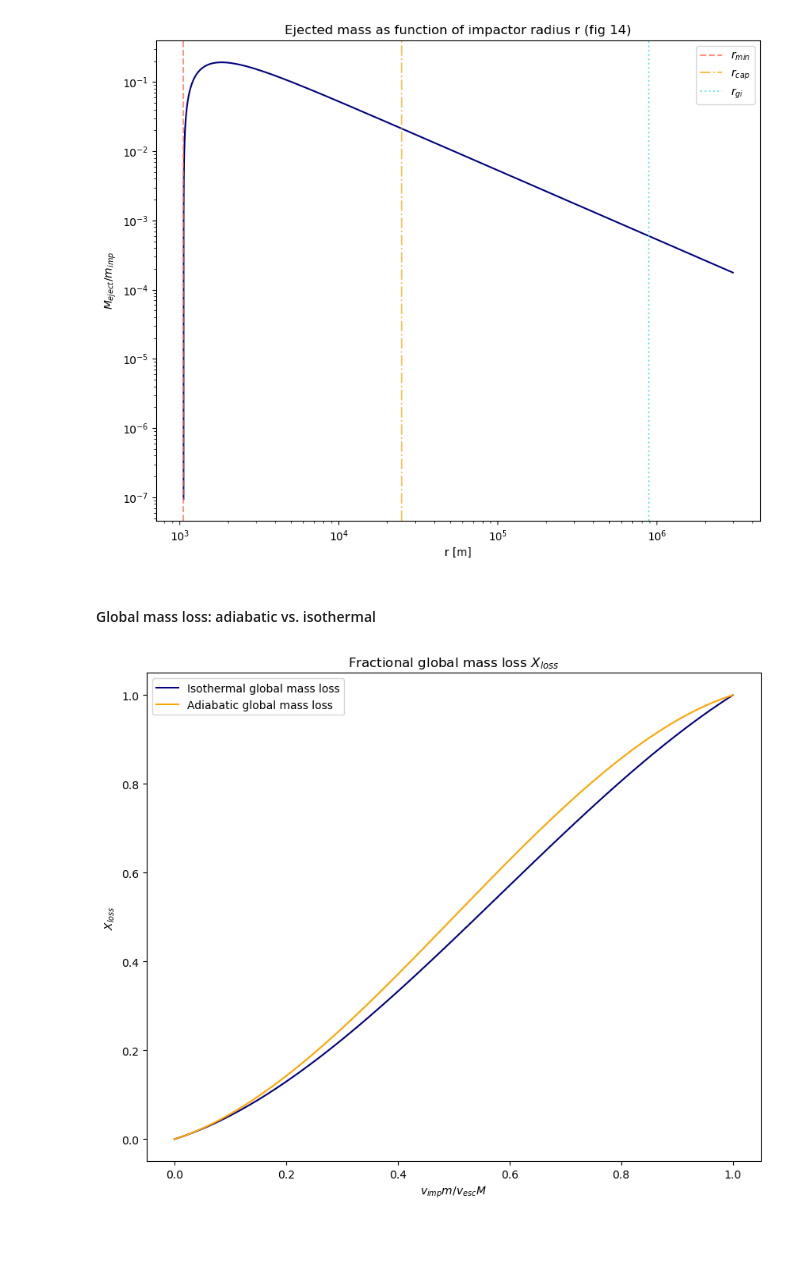
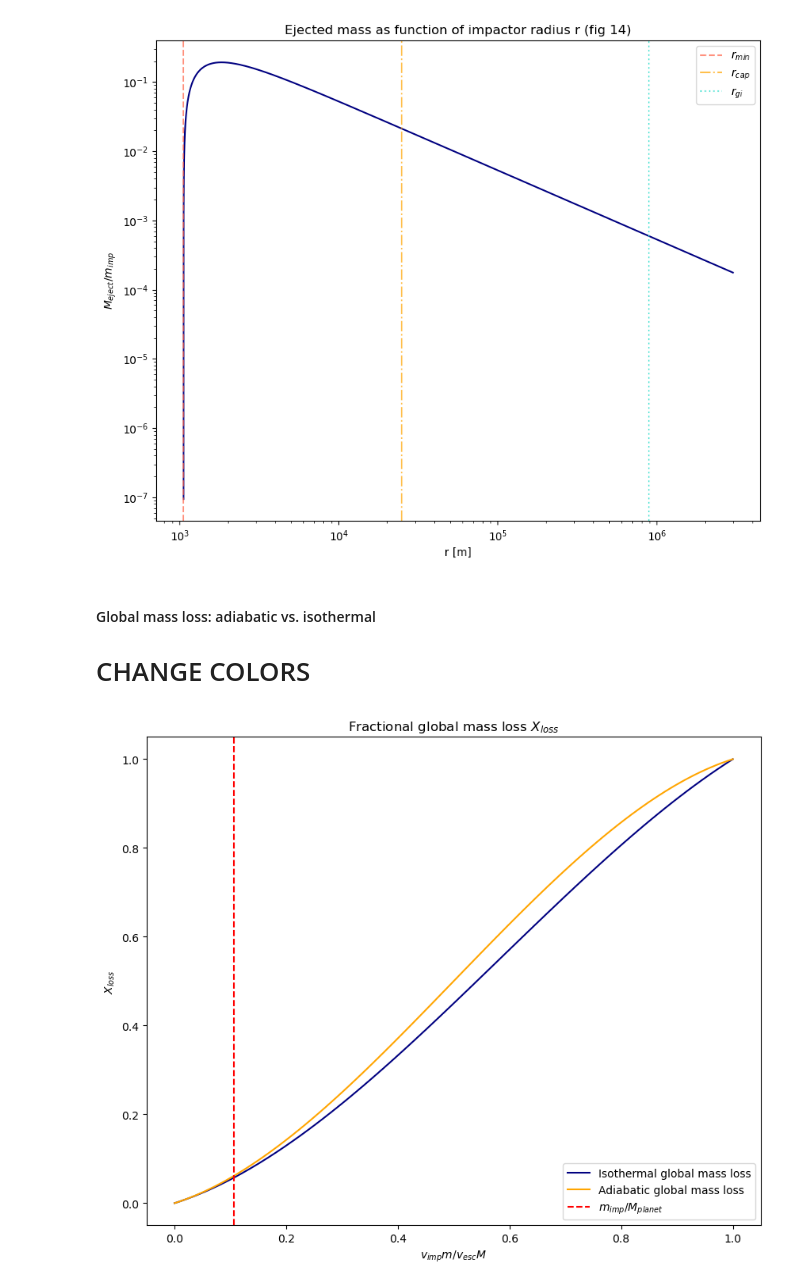
Before and after one commit to FormingWorlds/BScProjectAtmosphericEscape, a Jupyter notebook: figures.ipynb, the cells around one changed output. Drawn from its saved outputs; the diff is of its cells as text; code cells hidden in the pictures; blank space fills up the shorter version.

Commit message:
Changed figure fractional global mass loss

```diff
--- a/figures.ipynb
+++ b/figures.ipynb
@@ -49,25 +49,32 @@ plt.legend()
 plt.show()
 # %% [output]
 [figure]
-# %% [markdown]
-#### Global mass loss: adiabatic vs. isothermal
+# %% [markdown]
+#### Global mass loss: adiabatic vs. isothermal
+# CHANGE COLORS
 # %%
 from giant_impacts_fractional_loss import x, X_loss
+
+m_imp_Mars = 6.4e23   # mass of impactor: Mars (kg)
+M_Earth = 5.98e24     # mass of planet: Earth (kg)
+
+m_M = m_imp_Mars / M_Earth
 
 gamma_adi = 4/3
 gamma_iso = 5/3
 
 X_loss_adia = X_loss(x, gamma_adi)
 X_loss_iso = X_loss(x, gamma_iso)
 
 plt.figure(figsize=(10,8))
 plt.plot(x, X_loss_iso, color='navy', label='Isothermal global mass loss')
 plt.plot(x, X_loss_adia, color='orange', label='Adiabatic global mass loss')
+plt.axvline(m_M, color='red', label=r'$m_{imp}/M_{planet}$', linestyle='--')
 plt.xlabel(r'$v_{imp}m/v_{esc}M$')
 plt.ylabel(r'$X_{loss}$')
 plt.title(r'Fractional global mass loss $X_{loss}$')
 plt.legend()
 # plt.savefig('Mtotal_vs_impactor_rad')
 plt.show()
 # %% [output]
-[figure, old version]
+[figure, new version]
```
Also changed, not shown: parts of 6 cells of this notebook.
